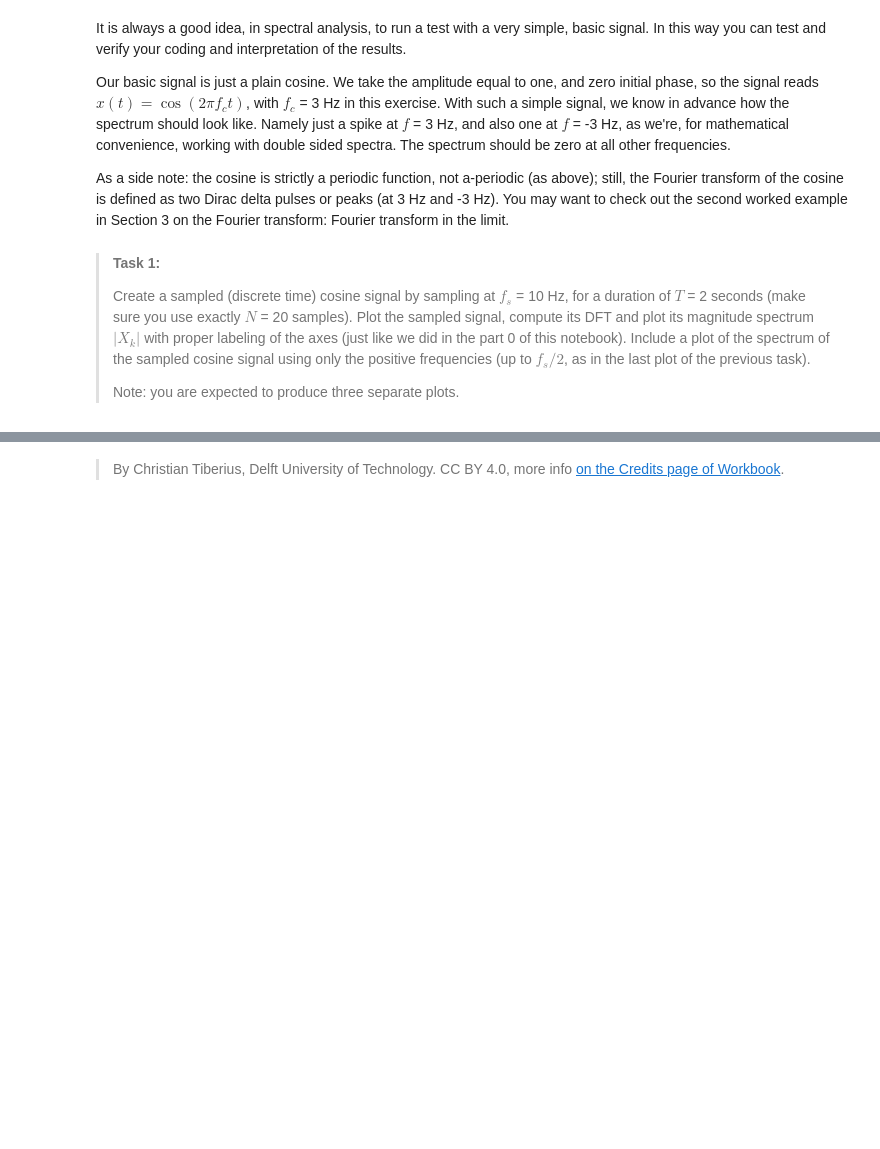
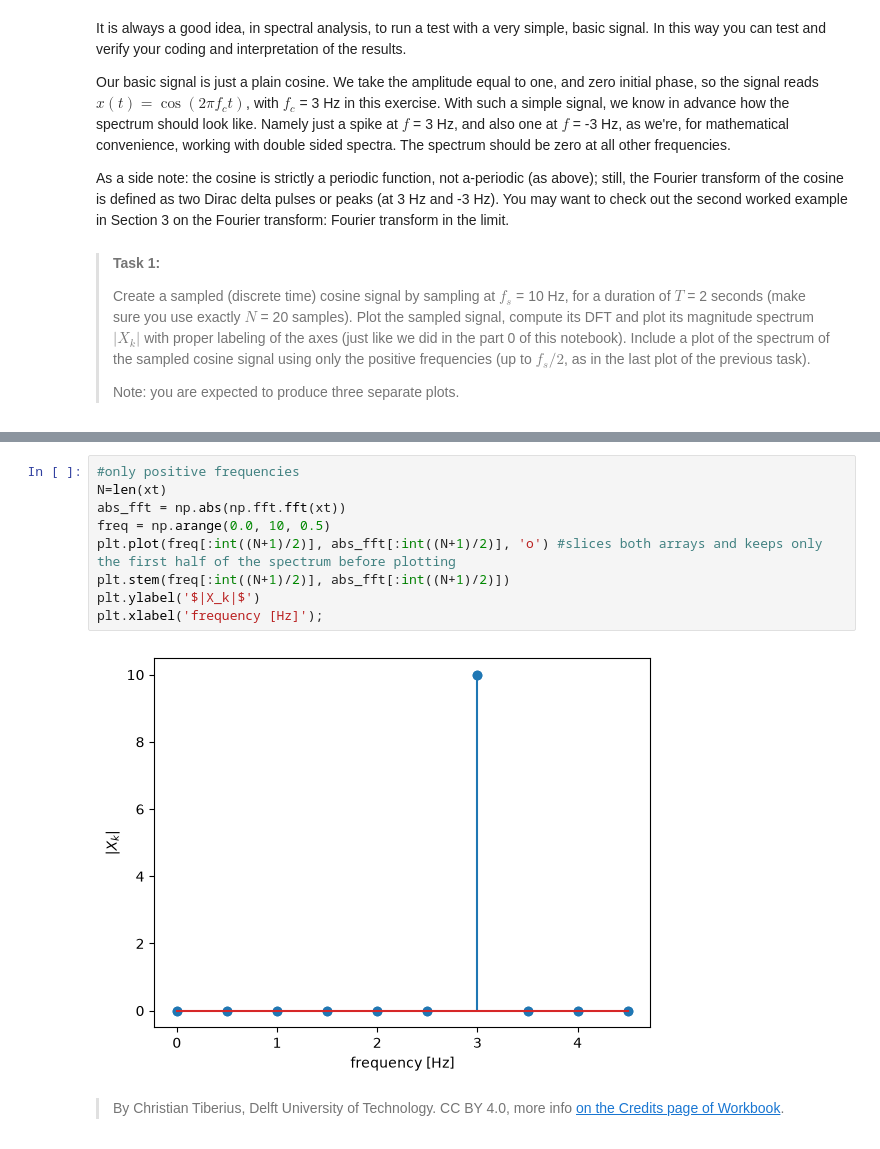
Before and after one commit to fwallisch0512/WS2.3, a Jupyter notebook: DFT.ipynb, the cells around one changed output, grey strips where cells are left out. Cells and saved outputs as stored; diff of their text form; blank space fills up the shorter version.

```diff
--- a/DFT.ipynb
+++ b/DFT.ipynb
@@ -166,2 +261,13 @@ As a side note: the cosine is strictly a periodic function, not a-periodic (as a
+# %%
+#only positive frequencies
+N=len(xt)
+abs_fft = np.abs(np.fft.fft(xt))
+freq = np.arange(0.0, 10, 0.5)
+plt.plot(freq[:int((N+1)/2)], abs_fft[:int((N+1)/2)], 'o') #slices both arrays and keeps only the first half of the spectrum before plotting
+plt.stem(freq[:int((N+1)/2)], abs_fft[:int((N+1)/2)])
+plt.ylabel('$|X_k|$')
+plt.xlabel('frequency [Hz]');
+# %% [output]
+[figure, added]
 # %% [markdown]
 > By Christian Tiberius, Delft University of Technology. CC BY 4.0, more info [on the Credits page of Workbook](https://mude.citg.tudelft.nl/workbook-2026/credits.html).
```
Also changed, not shown: parts of 13 cells of this notebook.
